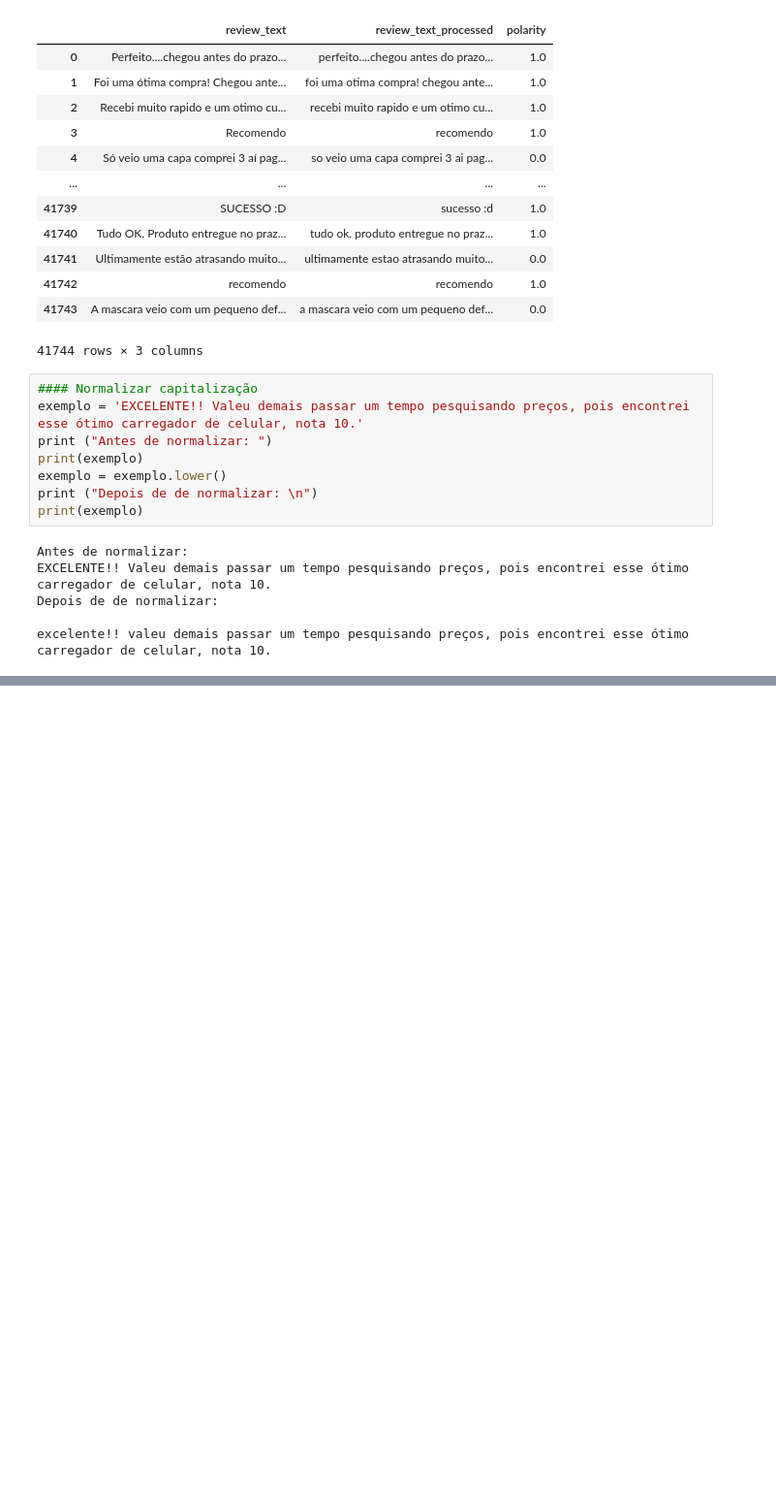
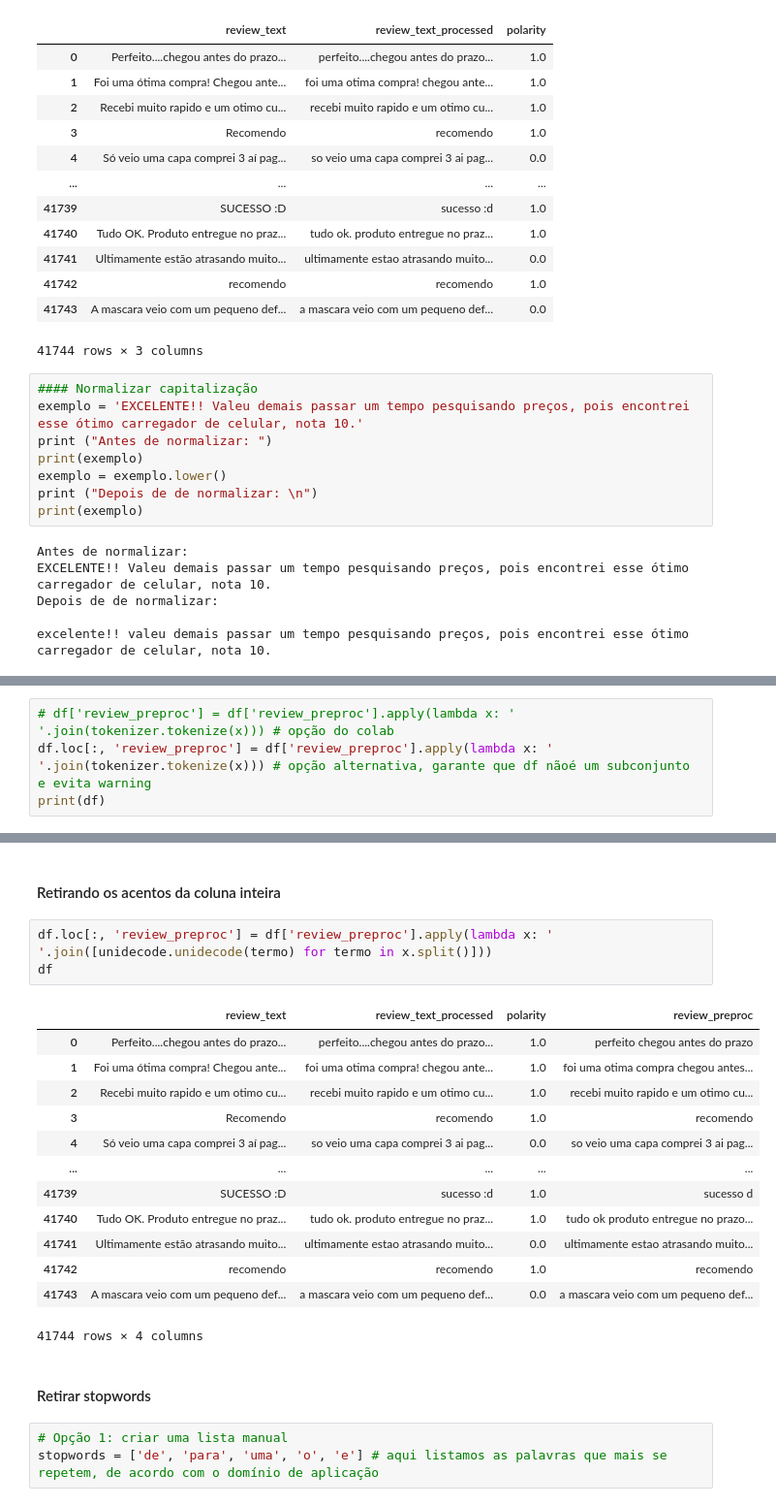
Before and after one commit to mariotlemes/pos-NLP, a Jupyter notebook: src/M6-1/1-metodos-classicos-NLP.ipynb, the cells around one changed output, grey strips where cells are left out. Shown at 97% size. Saved outputs shown, nothing was run; the diff lists cells and outputs as text; blank space fills up the shorter version.

```diff
--- a/src/M6-1/1-metodos-classicos-NLP.ipynb
+++ b/src/M6-1/1-metodos-classicos-NLP.ipynb
@@ -58,0 +100,4 @@ excelente!! valeu demais passar um tempo pesquisando preços, pois encontrei ess
+# %%
+# df['review_preproc'] = df['review_preproc'].apply(lambda x: ' '.join(tokenizer.tokenize(x))) # opção do colab
+df.loc[:, 'review_preproc'] = df['review_preproc'].apply(lambda x: ' '.join(tokenizer.tokenize(x))) # opção alternativa, garante que df nãoé um subconjunto e evita warning
+print(df)
@@ -58,0 +157,24 @@ excelente!! valeu demais passar um tempo pesquisando preços, pois encontrei ess
+# %% [markdown]
+#### Retirando os acentos da coluna inteira
+# %%
+df.loc[:, 'review_preproc'] = df['review_preproc'].apply(lambda x: ' '.join([unidecode.unidecode(termo) for termo in x.split()]))
+df
+# %% [output]
+|  | review_text | review_text_processed | polarity | review_preproc |
+| 0 | Perfeito....chegou antes do prazo... | perfeito....chegou antes do prazo... | 1.0 | perfeito chegou antes do prazo |
+| 1 | Foi uma ótima compra! Chegou ante... | foi uma otima compra! chegou ante... | 1.0 | foi uma otima compra chegou antes... |
+| 2 | Recebi muito rapido e um otimo cu... | recebi muito rapido e um otimo cu... | 1.0 | recebi muito rapido e um otimo cu... |
+| 3 | Recomendo | recomendo | 1.0 | recomendo |
+| 4 | Só veio uma capa comprei 3 aí pag... | so veio uma capa comprei 3 ai pag... | 0.0 | so veio uma capa comprei 3 ai pag... |
+| ... | ... | ... | ... | ... |
+| 41739 | SUCESSO :D | sucesso :d | 1.0 | sucesso d |
+| 41740 | Tudo OK. Produto entregue no praz... | tudo ok. produto entregue no praz... | 1.0 | tudo ok produto entregue no prazo... |
+| 41741 | Ultimamente estão atrasando muito... | ultimamente estao atrasando muito... | 0.0 | ultimamente estao atrasando muito... |
+| 41742 | recomendo | recomendo | 1.0 | recomendo |
+| 41743 | A mascara veio com um pequeno def... | a mascara veio com um pequeno def... | 0.0 | a mascara veio com um pequeno def... |
+41744 rows × 4 columns
+# %% [markdown]
+#### Retirar stopwords
+# %%
+# Opção 1: criar uma lista manual
+stopwords = ['de', 'para', 'uma', 'o', 'e'] # aqui listamos as palavras que mais se repetem, de acordo com o domínio de aplicação
```
Also changed, not shown: parts of 16 cells of this notebook.
